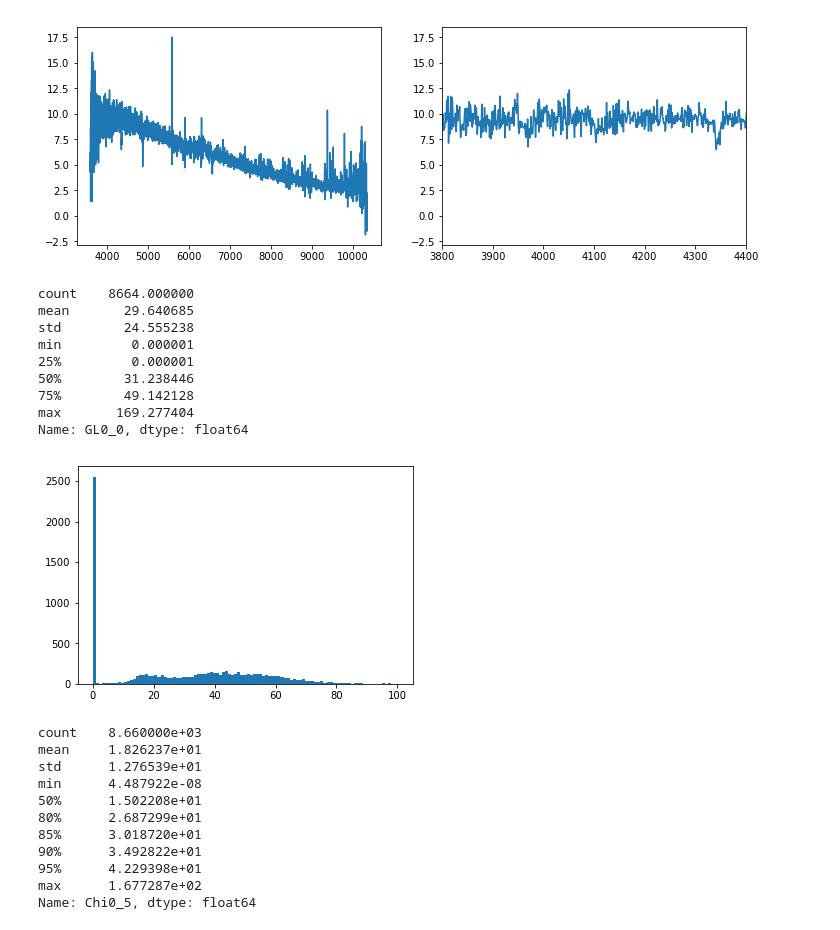
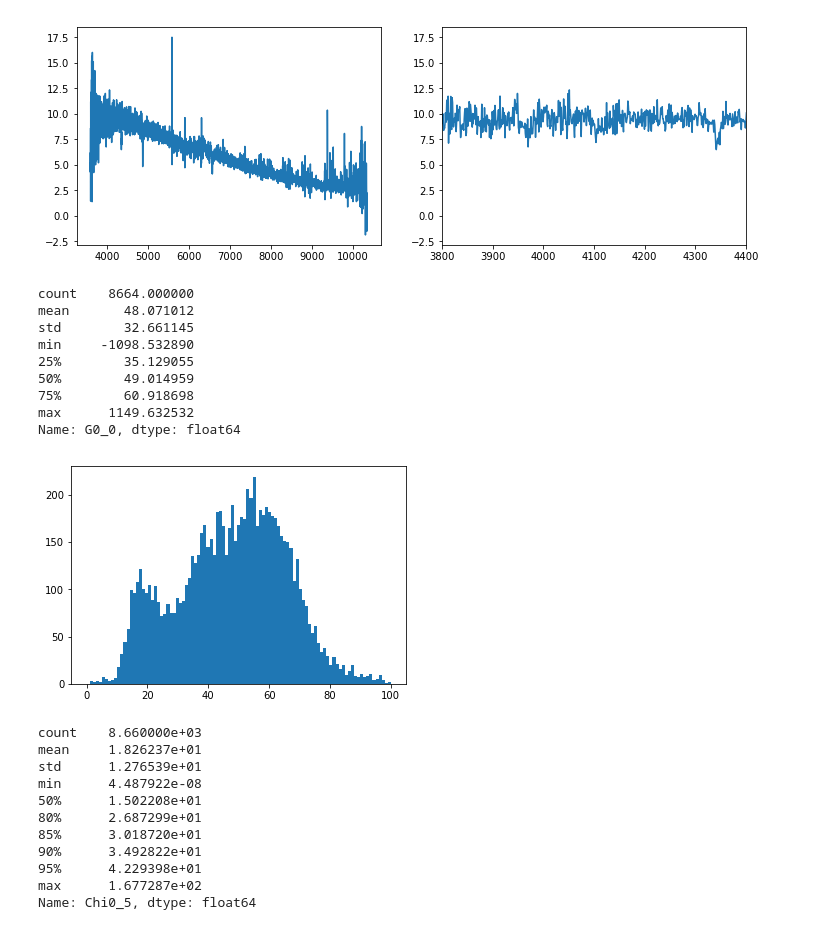
Before and after one commit to astrophysically/WDSpectralFitting, a Jupyter notebook: notebooks/Spectra_Quality.ipynb, the cells around one changed output. Drawn from its saved outputs; the diff is of its cells as text; code cells hidden in the pictures.

```diff
--- a/notebooks/Spectra_Quality.ipynb
+++ b/notebooks/Spectra_Quality.ipynb
@@ -56,19 +80,19 @@ plot_spec(3760,55268,863,good_WD)
 # %%
 good_WD = good_WD.to_pandas()
 # %%
-plt.hist(good_WD['GL0_0'], bins = np.linspace(0,100,100))
-good_WD['GL0_0'].describe()
+plt.hist(good_WD['G0_0'], bins = np.linspace(0,100,100))
+good_WD['G0_0'].describe()
 # %% [output]
 count    8664.000000
-mean       29.640685
-std        24.555238
-min         0.000001
-25%         0.000001
-50%        31.238446
-75%        49.142128
-max       169.277404
-Name: GL0_0, dtype: float64
+mean       48.071012
+std        32.661145
+min     -1098.532890
+25%        35.129055
+50%        49.014959
+75%        60.918698
+max      1149.632532
+Name: G0_0, dtype: float64
-[figure, old version]
+[figure, new version]
 # %%
 thresholds = [1.47, 3.21, 5.01, 7.46, 10.8, 13.99]
 # %%
```
Also changed, not shown: parts of 7 cells of this notebook, 3 other files.
